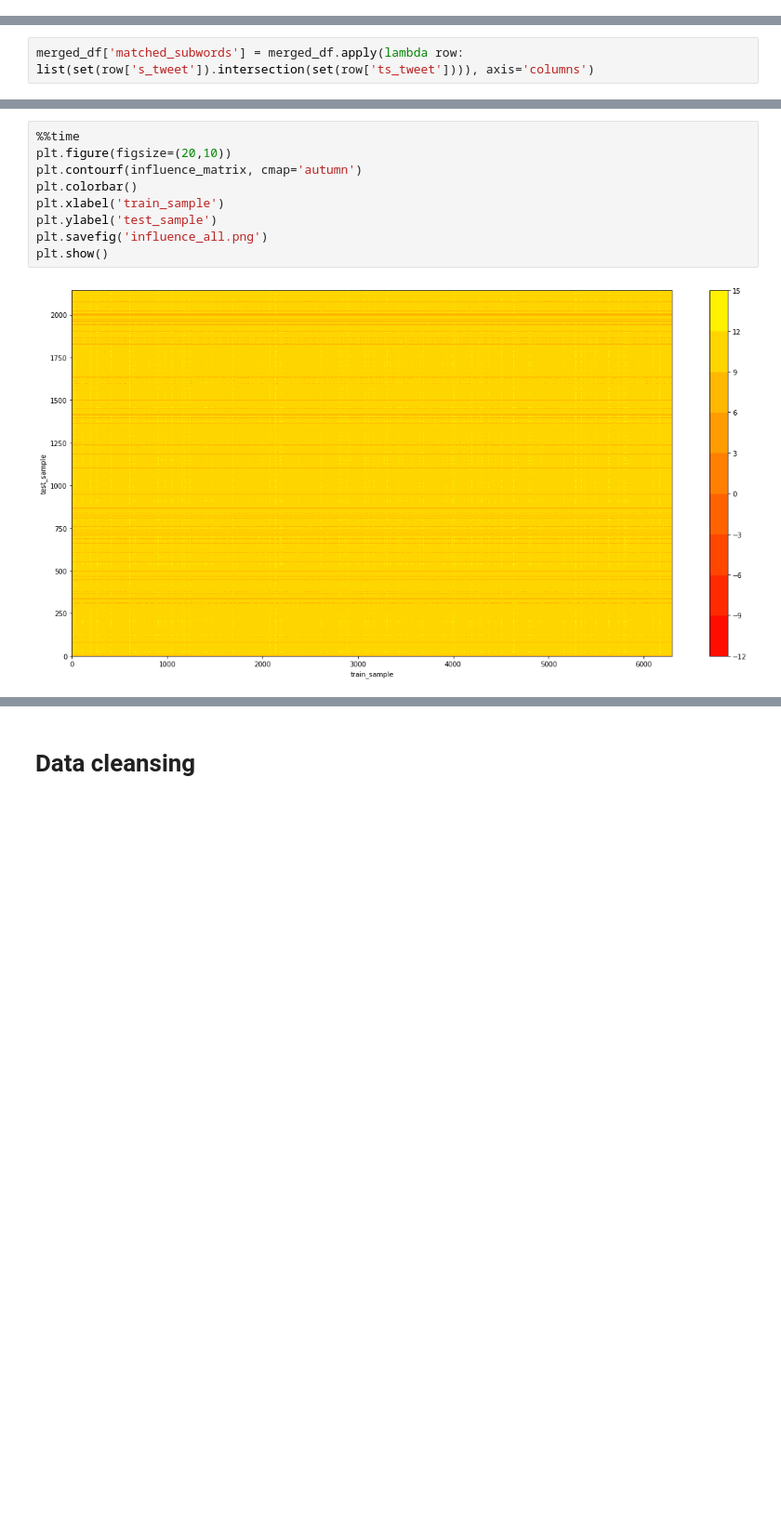
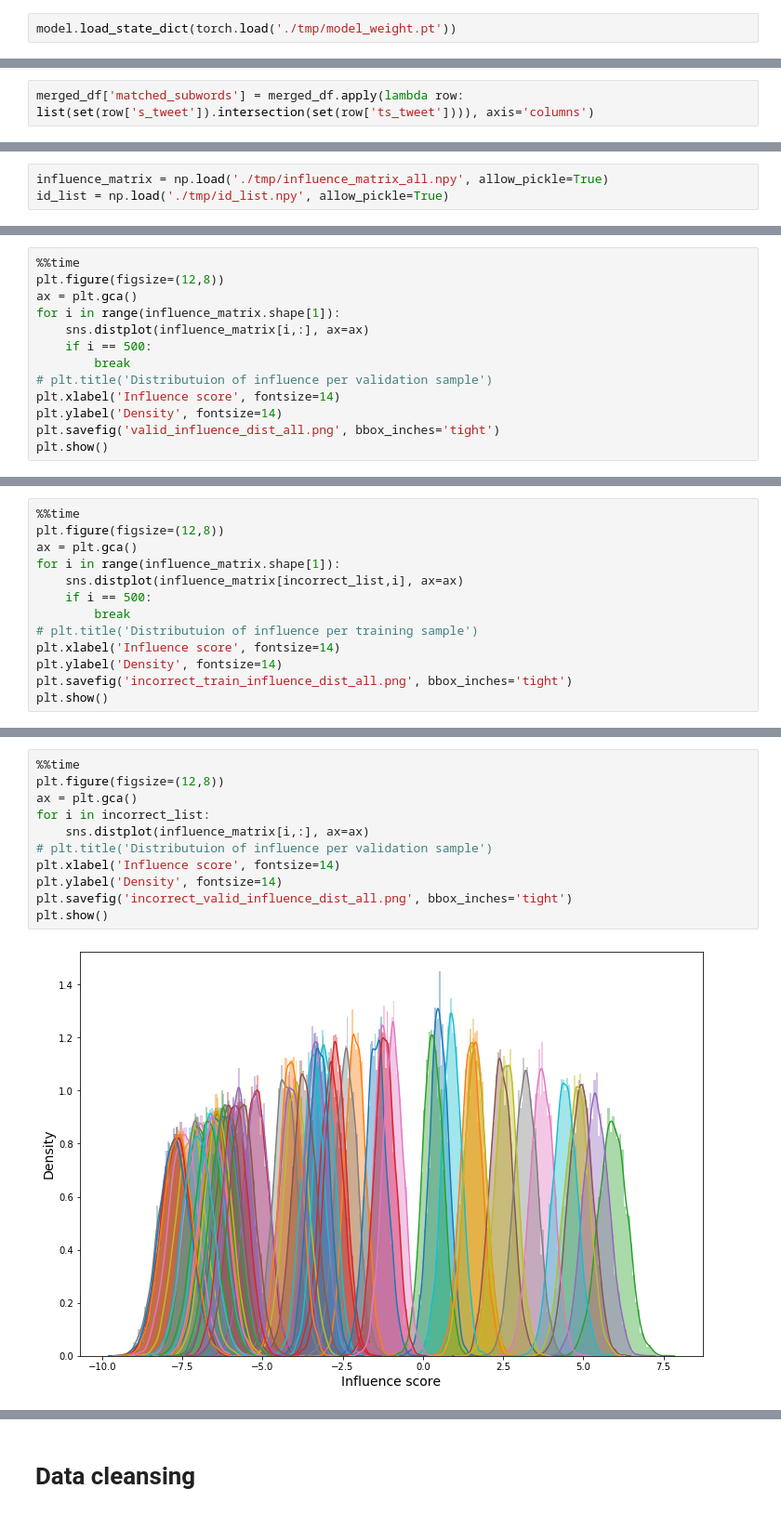
Before and after one commit to yjbang/Model-Generalization-for-Fact-Checking, a Jupyter notebook: finetune_fake_news.ipynb, the cells around one changed output, grey strips where cells are left out. Shown at 93% size. Drawn from its saved outputs; the diff is of its cells as text; blank space fills up the shorter version.

```diff
--- a/finetune_fake_news.ipynb
+++ b/finetune_fake_news.ipynb
@@ -380,0 +523,2 @@ np.save('./tmp/influence_matrix_all.npy', (influence_matrix, idx2id))
+# %%
+model.load_state_dict(torch.load('./tmp/model_weight.pt'))
@@ -437,2 +574,5 @@ merged_df
+# %%
+influence_matrix = np.load('./tmp/influence_matrix_all.npy', allow_pickle=True)
+id_list = np.load('./tmp/id_list.npy', allow_pickle=True)
 # %%
 %%time
@@ -450,0 +594,13 @@ Wall time: 3min 36s
+# %%
+%%time
+plt.figure(figsize=(12,8))
+ax = plt.gca()
+for i in range(influence_matrix.shape[1]):
+    sns.distplot(influence_matrix[i,:], ax=ax)
+    if i == 500:
+        break
+# plt.title('Distributuion of influence per validation sample')
+plt.xlabel('Influence score', fontsize=14)
+plt.ylabel('Density', fontsize=14)
+plt.savefig('valid_influence_dist_all.png', bbox_inches='tight')
+plt.show()
@@ -450,0 +611,13 @@ Wall time: 3min 36s
+# %%
+%%time
+plt.figure(figsize=(12,8))
+ax = plt.gca()
+for i in range(influence_matrix.shape[1]):
+    sns.distplot(influence_matrix[incorrect_list,i], ax=ax)
+    if i == 500:
+        break
+# plt.title('Distributuion of influence per training sample')
+plt.xlabel('Influence score', fontsize=14)
+plt.ylabel('Density', fontsize=14)
+plt.savefig('incorrect_train_influence_dist_all.png', bbox_inches='tight')
+plt.show()
@@ -451,11 +628,13 @@ Wall time: 3min 36s
 # %%
 %%time
-plt.figure(figsize=(20,10))
-plt.contourf(influence_matrix, cmap='autumn')
-plt.colorbar()
-plt.xlabel('train_sample')
-plt.ylabel('test_sample')
-plt.savefig('influence_all.png')
+plt.figure(figsize=(12,8))
+ax = plt.gca()
+for i in incorrect_list:
+    sns.distplot(influence_matrix[i,:], ax=ax)
+# plt.title('Distributuion of influence per validation sample')
+plt.xlabel('Influence score', fontsize=14)
+plt.ylabel('Density', fontsize=14)
+plt.savefig('incorrect_valid_influence_dist_all.png', bbox_inches='tight')
 plt.show()
 # %% [output]
-[figure, old version]
+[figure, new version]
```
Also changed, not shown: parts of 42 cells of this notebook, 9 other files.
